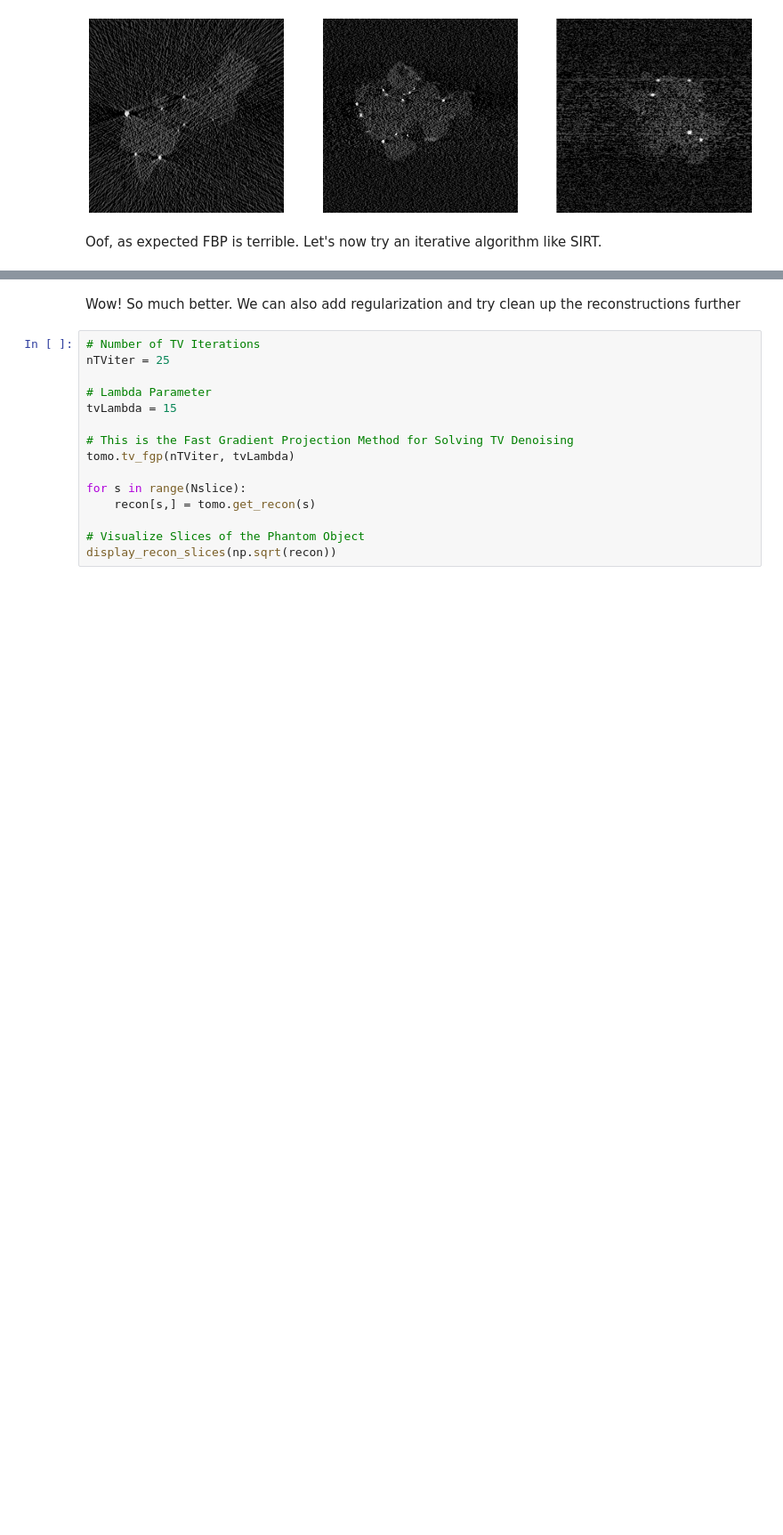
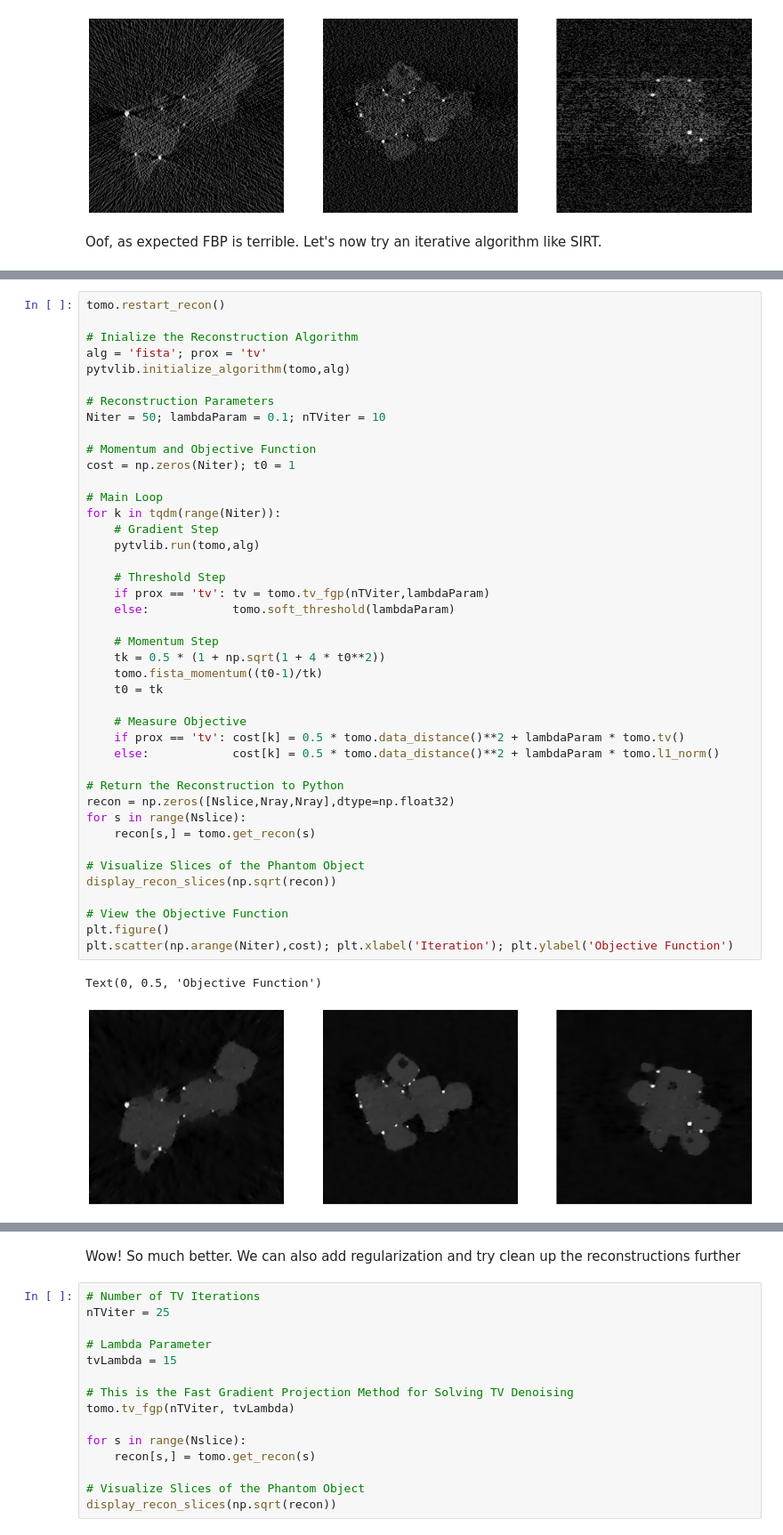
Before and after one commit to jtschwar/tomo_TV, a Jupyter notebook: demo.ipynb, the cells around one changed output, grey strips where cells are left out. Shown at 89% size. Saved outputs shown, nothing was run; the diff lists cells and outputs as text; blank space fills up the shorter version.

```diff
--- a/demo.ipynb
+++ b/demo.ipynb
@@ -166,0 +235,45 @@ display_recon_slices(np.sqrt(recon))
+# %%
+tomo.restart_recon()
+
+# Inialize the Reconstruction Algorithm
+alg = 'fista'; prox = 'tv'
+pytvlib.initialize_algorithm(tomo,alg)
+
+# Reconstruction Parameters
+Niter = 50; lambdaParam = 0.1; nTViter = 10
+
+# Momentum and Objective Function
+cost = np.zeros(Niter); t0 = 1
+
+# Main Loop
+for k in tqdm(range(Niter)):
+    # Gradient Step
+    pytvlib.run(tomo,alg)
+
+    # Threshold Step
+    if prox == 'tv': tv = tomo.tv_fgp(nTViter,lambdaParam)
+    else:            tomo.soft_threshold(lambdaParam)
+
+    # Momentum Step
+    tk = 0.5 * (1 + np.sqrt(1 + 4 * t0**2))
+    tomo.fista_momentum((t0-1)/tk)
+    t0 = tk
+
+    # Measure Objective
+    if prox == 'tv': cost[k] = 0.5 * tomo.data_distance()**2 + lambdaParam * tomo.tv()
+    else:            cost[k] = 0.5 * tomo.data_distance()**2 + lambdaParam * tomo.l1_norm()
+
+# Return the Reconstruction to Python
+recon = np.zeros([Nslice,Nray,Nray],dtype=np.float32)
+for s in range(Nslice):
+    recon[s,] = tomo.get_recon(s)
+
+# Visualize Slices of the Phantom Object
+display_recon_slices(np.sqrt(recon))
+
+# View the Objective Function
+plt.figure()
+plt.scatter(np.arange(Niter),cost); plt.xlabel('Iteration'); plt.ylabel('Objective Function')
+# %% [output]
+Text(0, 0.5, 'Objective Function')
+[figure, added]
```
Also changed, not shown: parts of 15 cells of this notebook, 20 other files.
